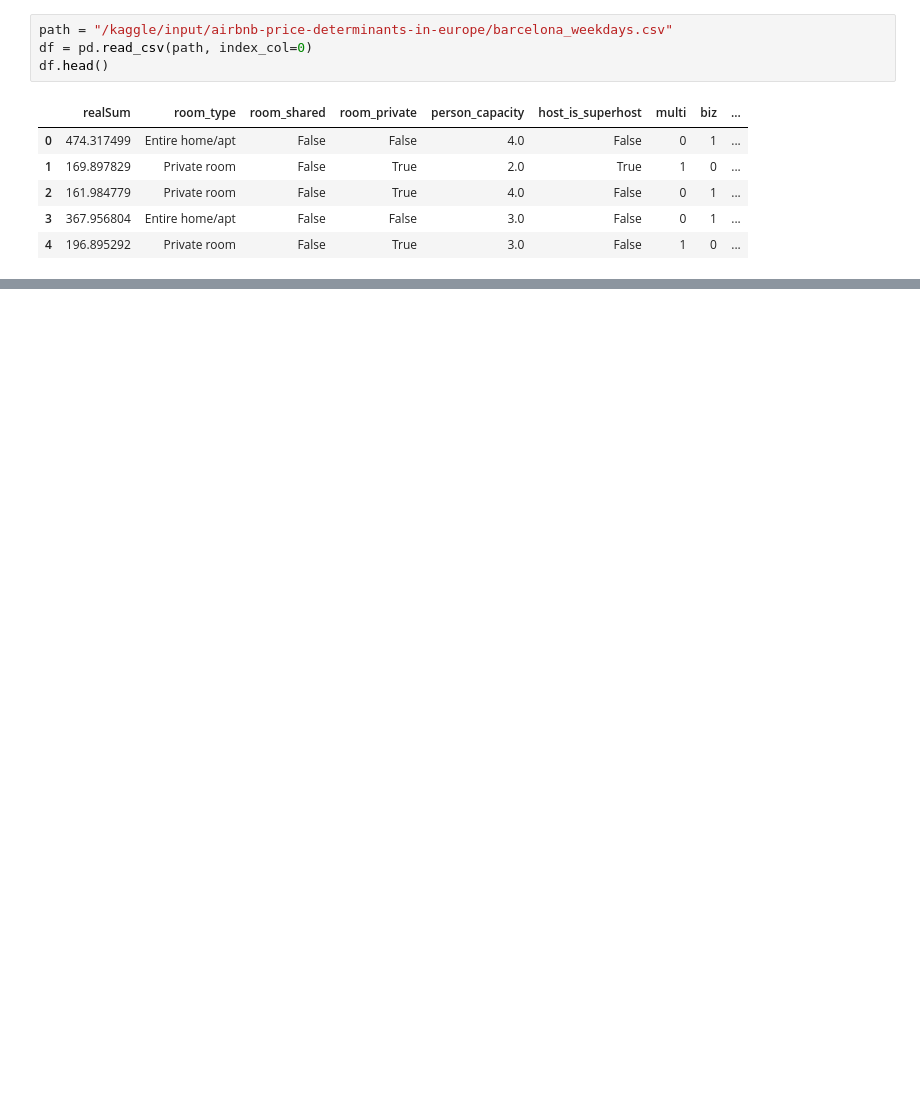
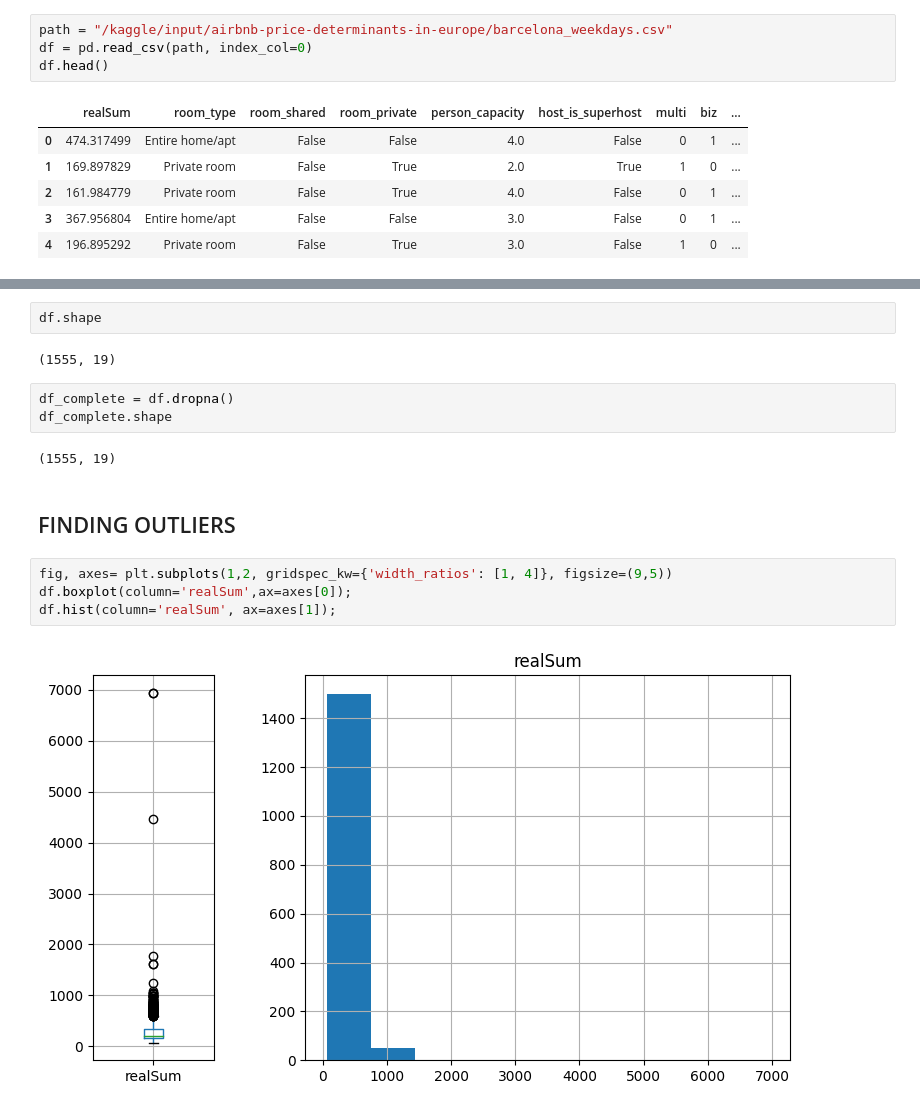
Before and after one commit to yutao-data/Pytorch-Airbnb-Price, a Jupyter notebook: notebooks/pytorch-svm.ipynb, the cells around one changed output, grey strips where cells are left out. Saved outputs shown, nothing was run; the diff lists cells and outputs as text; blank space fills up the shorter version.

```diff
--- a/notebooks/pytorch-svm.ipynb
+++ b/notebooks/pytorch-svm.ipynb
@@ -14,0 +36,17 @@ df.head()
+# %%
+df.shape
+# %% [output]
+(1555, 19)
+# %%
+df_complete = df.dropna()
+df_complete.shape
+# %% [output]
+(1555, 19)
+# %% [markdown]
+## FINDING OUTLIERS
+# %%
+fig, axes= plt.subplots(1,2, gridspec_kw={'width_ratios': [1, 4]}, figsize=(9,5))
+df.boxplot(column='realSum',ax=axes[0]);
+df.hist(column='realSum', ax=axes[1]);
+# %% [output]
+[figure, added]
```
Also changed, not shown: parts of 12 cells of this notebook.
